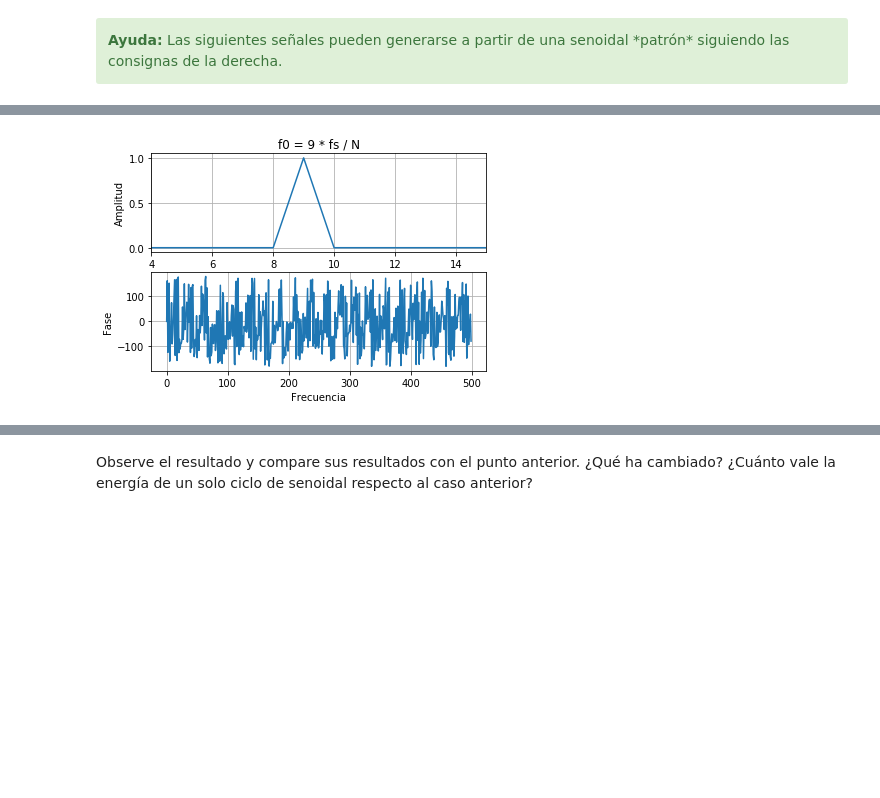
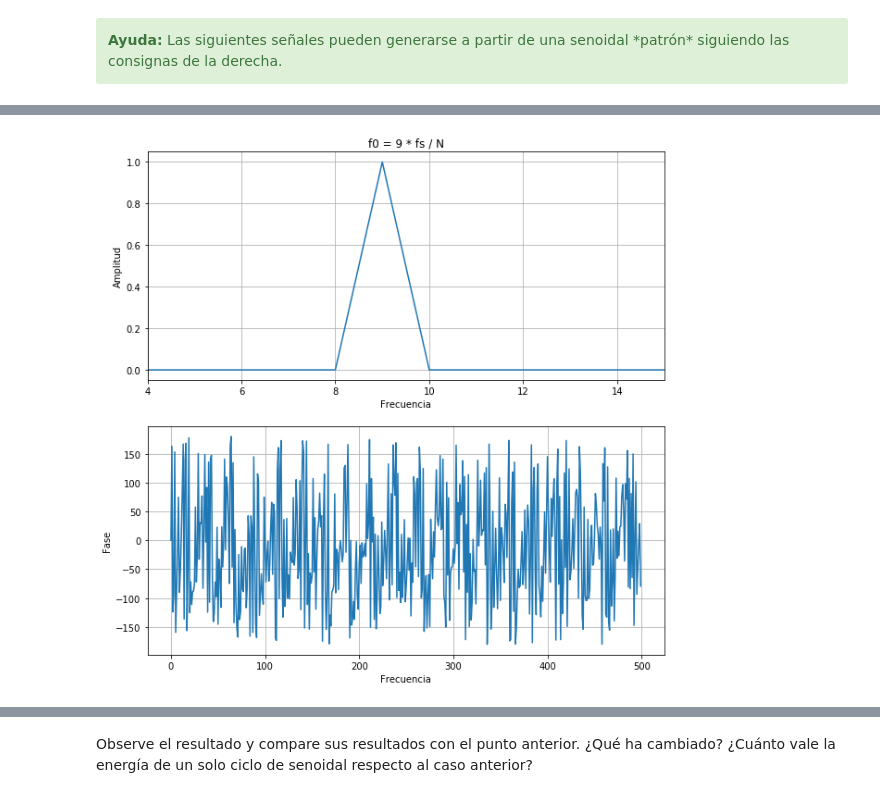
Before and after one commit to fgerce/DSP, a Jupyter notebook: TP1 - Muestreo de señales - Fourier.ipynb, the cells around one changed output, grey strips where cells are left out. Saved outputs shown, nothing was run; the diff lists cells and outputs as text; code cells hidden in the pictures; blank space fills up the shorter version.

```diff
--- a/TP1 - Muestreo de señales - Fourier.ipynb
+++ b/TP1 - Muestreo de señales - Fourier.ipynb
@@ -471,6 +483,7 @@ f0 = 9*fs/N
 tt0, signal0 = ins.generador_senoidal(fs, f0, N, a0, p0)
 modulo0, fase0, ww0 = ins.analizador_espectro(signal0, fs)
 
+plt.figure(figsize=(10,10))
 plt.subplot(2,1,1)
 plt.title("f0 = 9 * fs / N")
 plt.plot(ww0, modulo0, label='fs')
@@ -489,13 +502,13 @@ Ps = ins.sumatoria_modulo_cuadrado(modulo0[0:int(fs/2)])
 Pf0 = np.abs(modulo0[int(f0)])
 Pf0 = Pf0 * Pf0
 
-maxE = np.power(ins.get_max_point(modulo0)[1],2)
+maxE = ww0[np.argmax(modulo0)]
 #######################################
 
 tus_resultados = [ ['$\sum_{f=0}^{f_S/2} \lvert X(f) \rvert ^2$', '$ \lvert X(f_0) \rvert ^2 $', '$ \mathop{arg\ max}_f \{\lvert X(f) \rvert ^2\} $'],
                    ['',                                     '',                           '$f \in [0:f_S/2]$'],
                   ['', '', ''],
-                  ['1', '1', '1'], # <-- completar acá
+                  ['1', '1', '9'], # <-- completar acá
                   ['', '', ''],
                   [Ps, Pf0, maxE]  # <-- completar acá
                  ]
@@ -518,4 +531,4 @@ HTML(df.to_html())
-[figure, old version]
+[figure, new version]
 # %% [markdown]
 <table width="80%" cellpadding="7" cellspacing="0">
 	<col width="50%">
```
Also changed, not shown: parts of 30 cells of this notebook, 9 other files.
